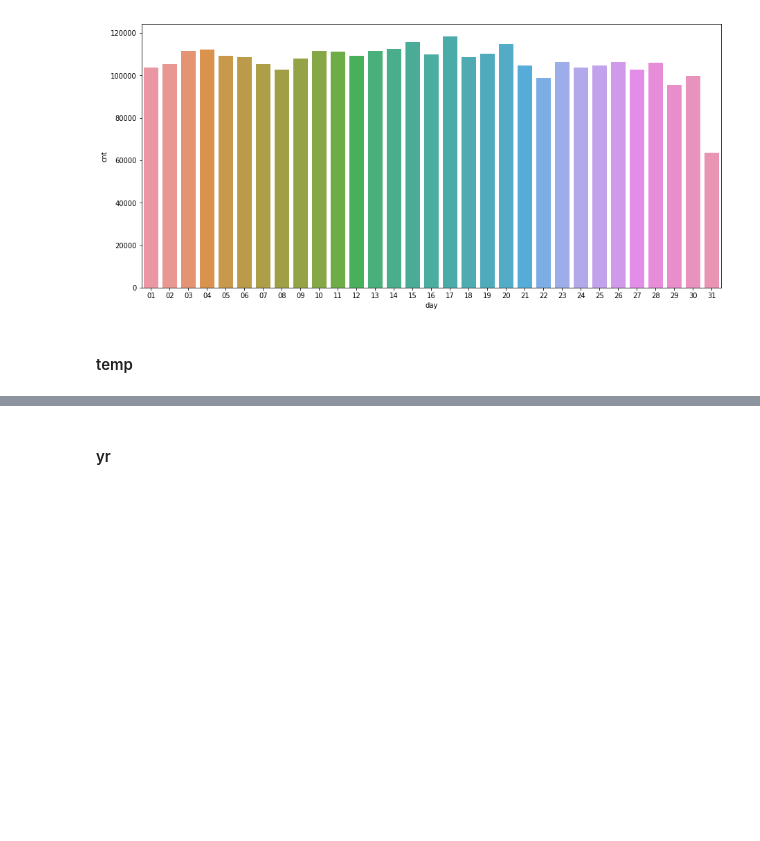
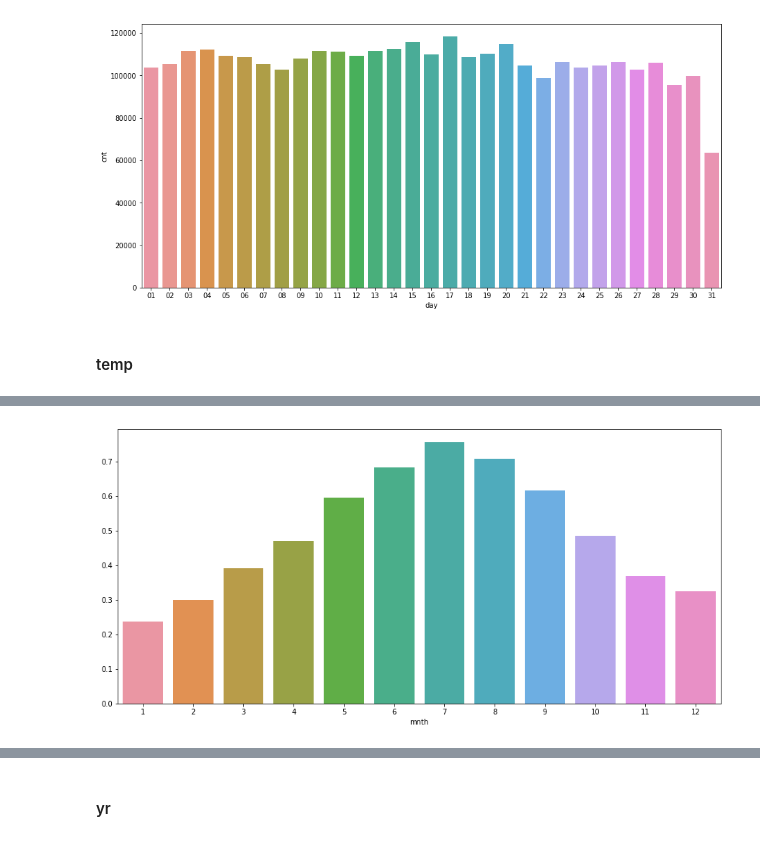
Before and after one commit to julianikulski/bike-sharing, a Jupyter notebook: bike-sharing-demand.ipynb, the cells around one changed output, grey strips where cells are left out. Drawn from its saved outputs; the diff is of its cells as text; code cells hidden in the pictures; blank space fills up the shorter version.

Commit message:
feat: Add plot with average temp and count per month

```diff
--- a/bike-sharing-demand.ipynb
+++ b/bike-sharing-demand.ipynb
@@ -203,3 +203,6 @@ sb.barplot(x='day', y='cnt', data=users_per_day_df);
 [figure]
 # %% [markdown]
 #### temp
+# %%
+temp_per_month = bike_df.groupby('mnth')['temp'].mean()
+temp_per_month
@@ -205,0 +224,6 @@ sb.barplot(x='day', y='cnt', data=users_per_day_df);
+# %%
+# plot number of users per day of month
+plt.figure(figsize=[15,7])
+sb.barplot(x=temp_per_month.index, y=temp_per_month.values);
+# %% [output]
+[figure, added]
```
Also changed, not shown: parts of 4 cells of this notebook.
